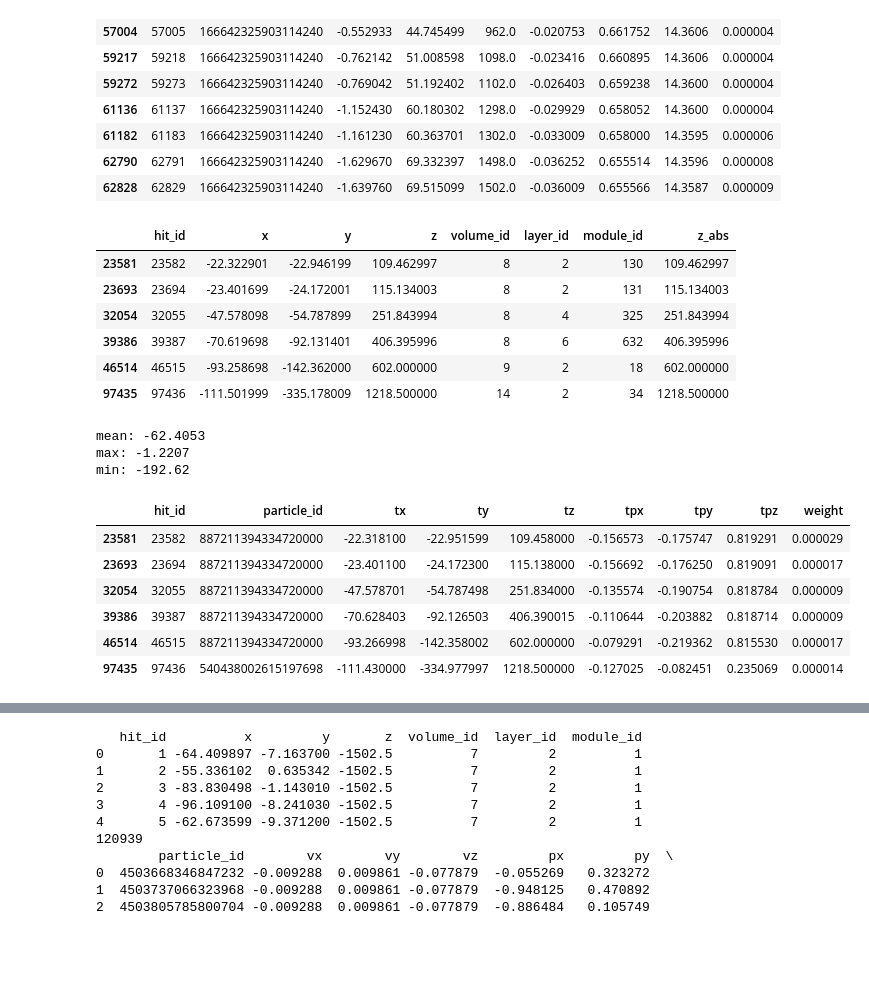
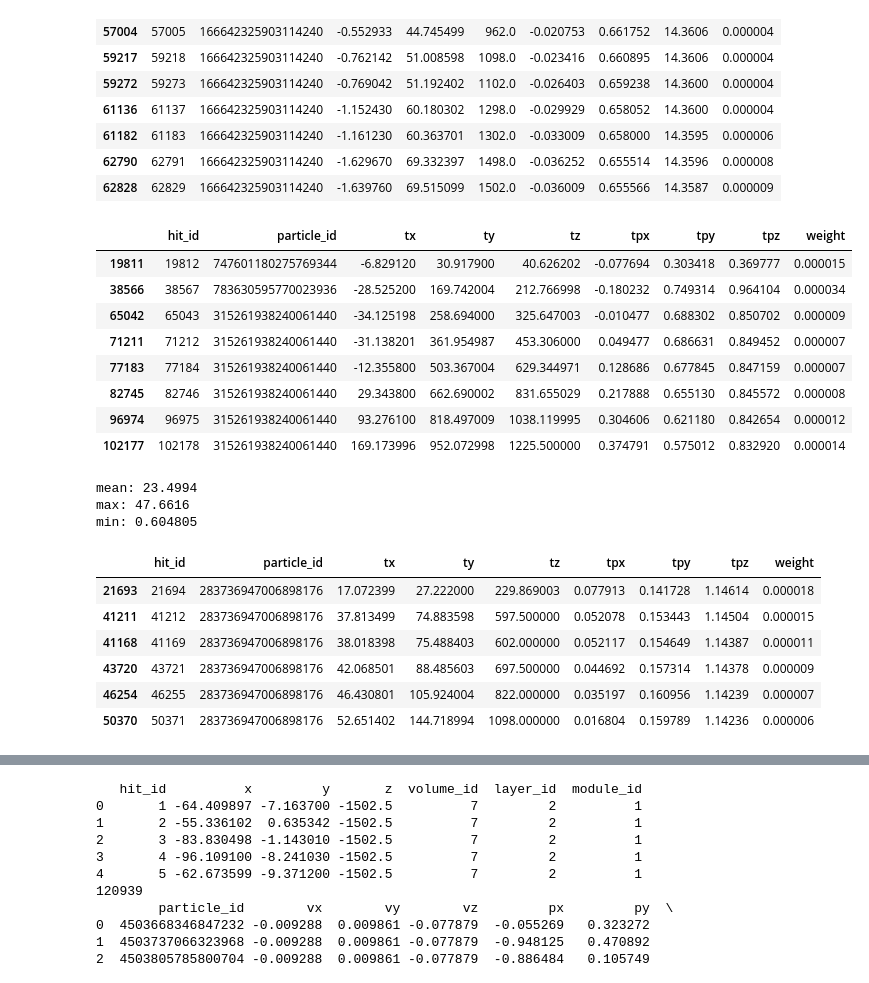
Before and after one commit to nicolefinnie/kaggle-trackml, a Jupyter notebook: src/notebooks/EDA/test_merge.ipynb, the cells around one changed output, grey strips where cells are left out. Cells and saved outputs as stored; diff of their text form; code cells hidden in the pictures; blank space fills up the shorter version.

```diff
--- a/src/notebooks/EDA/test_merge.ipynb
+++ b/src/notebooks/EDA/test_merge.ipynb
@@ -18,7 +18,7 @@ import collections as coll
 TRAIN_PATH = '../../../input/train_1'
 # %%
 
-event_prefix = 'event000001000'
+event_prefix = 'event000001003'
 hits, cells, particles, truth = load_event(os.path.join(TRAIN_PATH, event_prefix))
 
 mem_bytes = (hits.memory_usage(index=True).sum()
@@ -31,3 +31,3 @@ event000001000 memory usage 18.46 MB
 # %%
-hits_cone = pd.read_csv('../../hits_cone.csv')
-hits_helix = pd.read_csv('../../hits_helix.csv')
+labels_cone = pd.read_csv('../../event_1003_labels_train_cone.csv').label.values
+labels_helix = pd.read_csv('../../event_1003_labels_train_helix1.csv').label.values
@@ -55,6 +34,4 @@ print(hits_helix.head())
 # %%
-labels_cone = hits_cone.label.values
-labels_helix = hits_helix.label.values
 uniq_cone = np.unique(labels_cone)
 uniq_helix = np.unique(labels_helix)
 print(uniq_cone)
@@ -866,19 +1020,21 @@ trk large +: 281, large1: 102.727, large2: 3.78752
 track 281 outlier dimension y: [100657]
 track 286 outlier dimension y: [62478]
 # %%
-hhh_ix = np.where(labels_helix == 208)
-hhh_df = hits.loc[hhh_ix]
-hhh_df = hhh_df.sort_values('z')
+hhh_ix = np.where(labels_helix == 5549)
+hhh_df = truth.loc[hhh_ix]
+hhh_df = hhh_df.sort_values('tz')
 # indexes in question: ???
 hhh_df
 # %% [output]
-|  | hit_id | x | y | z | volume_id | layer_id | module_id | z_abs |
-| 23581 | 23582 | -22.322901 | -22.946199 | 109.462997 | 8 | 2 | 130 | 109.462997 |
-| 23693 | 23694 | -23.401699 | -24.172001 | 115.134003 | 8 | 2 | 131 | 115.134003 |
-| 32054 | 32055 | -47.578098 | -54.787899 | 251.843994 | 8 | 4 | 325 | 251.843994 |
-| 39386 | 39387 | -70.619698 | -92.131401 | 406.395996 | 8 | 6 | 632 | 406.395996 |
-| 46514 | 46515 | -93.258698 | -142.362000 | 602.000000 | 9 | 2 | 18 | 602.000000 |
-| 97435 | 97436 | -111.501999 | -335.178009 | 1218.500000 | 14 | 2 | 34 | 1218.500000 |
+|  | hit_id | particle_id | tx | ty | tz | tpx | tpy | tpz | weight |
+| 19811 | 19812 | 747601180275769344 | -6.829120 | 30.917900 | 40.626202 | -0.077694 | 0.303418 | 0.369777 | 0.000015 |
+| 38566 | 38567 | 783630595770023936 | -28.525200 | 169.742004 | 212.766998 | -0.180232 | 0.749314 | 0.964104 | 0.000034 |
+| 65042 | 65043 | 315261938240061440 | -34.125198 | 258.694000 | 325.647003 | -0.010477 | 0.688302 | 0.850702 | 0.000009 |
+| 71211 | 71212 | 315261938240061440 | -31.138201 | 361.954987 | 453.306000 | 0.049477 | 0.686631 | 0.849452 | 0.000007 |
+| 77183 | 77184 | 315261938240061440 | -12.355800 | 503.367004 | 629.344971 | 0.128686 | 0.677845 | 0.847159 | 0.000007 |
+| 82745 | 82746 | 315261938240061440 | 29.343800 | 662.690002 | 831.655029 | 0.217888 | 0.655130 | 0.845572 | 0.000008 |
+| 96974 | 96975 | 315261938240061440 | 93.276100 | 818.497009 | 1038.119995 | 0.304606 | 0.621180 | 0.842654 | 0.000012 |
+| 102177 | 102178 | 315261938240061440 | 169.173996 | 952.072998 | 1225.500000 | 0.374791 | 0.575012 | 0.832920 | 0.000014 |
 # %%
 tr_df = truth.loc[hhh_ix]
 tr_df = tr_df.sort_values('tz')
@@ -894,13 +1050,13 @@ print('min: ' + str(all_y.min()))
 #[6596, 6539, 4232, 4180]
 tr_df
 # %% [output]
-mean: -62.4053
-max: -1.2207
-min: -192.62
+mean: 23.4994
+max: 47.6616
+min: 0.604805
 |  | hit_id | particle_id | tx | ty | tz | tpx | tpy | tpz | weight |
-| 23581 | 23582 | 887211394334720000 | -22.318100 | -22.951599 | 109.458000 | -0.156573 | -0.175747 | 0.819291 | 0.000029 |
-| 23693 | 23694 | 887211394334720000 | -23.401100 | -24.172300 | 115.138000 | -0.156692 | -0.176250 | 0.819091 | 0.000017 |
-| 32054 | 32055 | 887211394334720000 | -47.578701 | -54.787498 | 251.834000 | -0.135574 | -0.190754 | 0.818784 | 0.000009 |
-| 39386 | 39387 | 887211394334720000 | -70.628403 | -92.126503 | 406.390015 | -0.110644 | -0.203882 | 0.818714 | 0.000009 |
-| 46514 | 46515 | 887211394334720000 | -93.266998 | -142.358002 | 602.000000 | -0.079291 | -0.219362 | 0.815530 | 0.000017 |
-| 97435 | 97436 | 540438002615197698 | -111.430000 | -334.977997 | 1218.500000 | -0.127025 | -0.082451 | 0.235069 | 0.000014 |
+| 21693 | 21694 | 283736947006898176 | 17.072399 | 27.222000 | 229.869003 | 0.077913 | 0.141728 | 1.14614 | 0.000018 |
+| 41211 | 41212 | 283736947006898176 | 37.813499 | 74.883598 | 597.500000 | 0.052078 | 0.153443 | 1.14504 | 0.000015 |
+| 41168 | 41169 | 283736947006898176 | 38.018398 | 75.488403 | 602.000000 | 0.052117 | 0.154649 | 1.14387 | 0.000011 |
+| 43720 | 43721 | 283736947006898176 | 42.068501 | 88.485603 | 697.500000 | 0.044692 | 0.157314 | 1.14378 | 0.000009 |
+| 46254 | 46255 | 283736947006898176 | 46.430801 | 105.924004 | 822.000000 | 0.035197 | 0.160956 | 1.14239 | 0.000007 |
+| 50370 | 50371 | 283736947006898176 | 52.651402 | 144.718994 | 1098.000000 | 0.016804 | 0.159789 | 1.14236 | 0.000006 |
```
Also changed, not shown: parts of 24 cells of this notebook.
